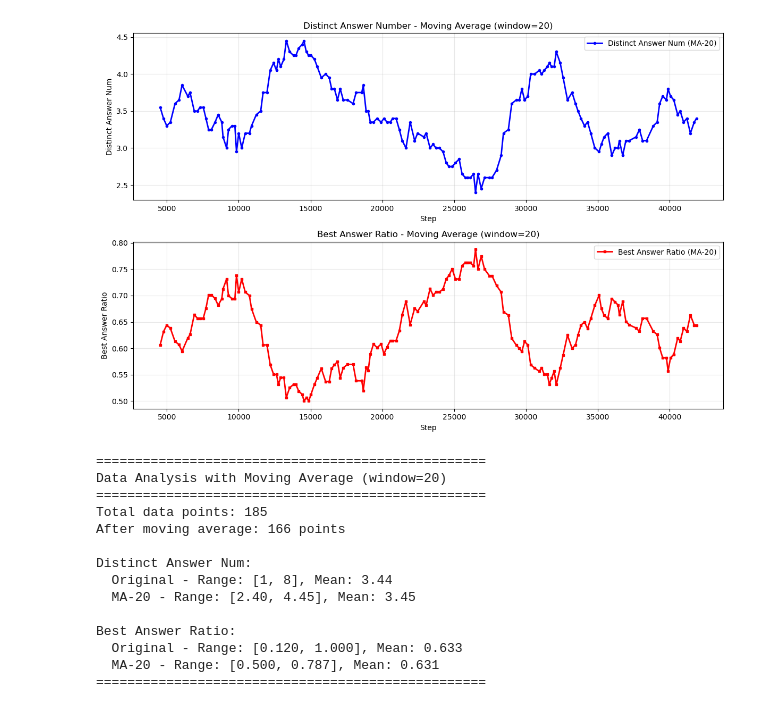
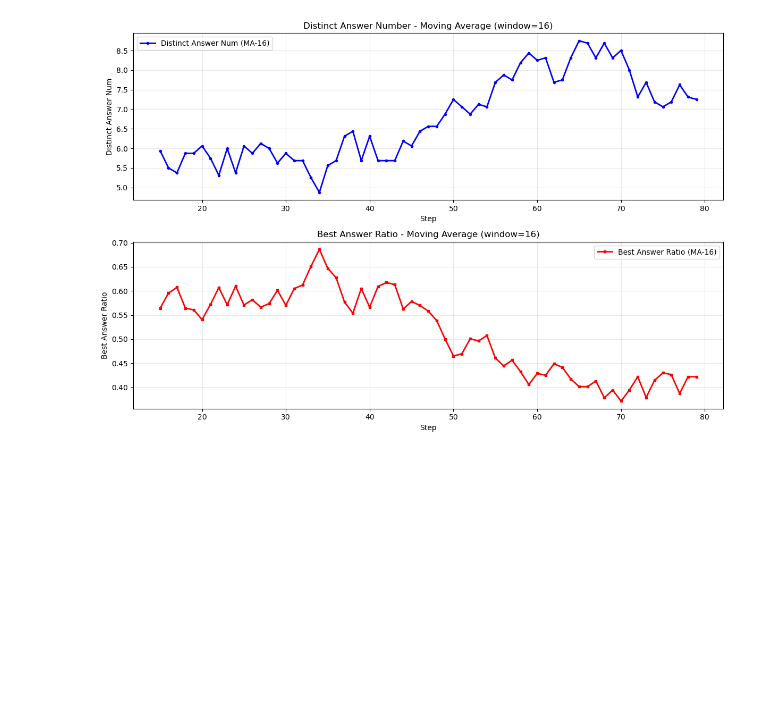
Before and after one commit to duterscmy/JustGRPO, a Jupyter notebook: draw_reward.ipynb, the cells around one changed output. Saved outputs shown, nothing was run; the diff lists cells and outputs as text; code cells hidden in the pictures; blank space fills up the shorter version.

```diff
--- a/draw_reward.ipynb
+++ b/draw_reward.ipynb
@@ -103,19 +103,20 @@ def extract_diversity_data(filename):
     """
     从文件中提取diversity数据
     """
-    steps = []
     distinct_answer_num = []
     best_answer_ratio = []
 
     pattern = r'diversity\|\s*distinct_answer_num:\s*(\d+).*best_answer_ratio:\s*([0-9.]+)'
 
     with open(filename, 'r', encoding='utf-8') as f:
-        for line_num, line in enumerate(f, 1):
+        for line in f:
             match = re.search(pattern, line)
             if match:
-                steps.append(line_num)
                 distinct_answer_num.append(int(match.group(1)))
                 best_answer_ratio.append(float(match.group(2)))
+
+    # 使用数据点索引作为步数 (0, 1, 2, ...)
+    steps = list(range(len(distinct_answer_num)))
 
     return steps, distinct_answer_num, best_answer_ratio
 
@@ -142,60 +143,33 @@ def plot_with_moving_average(steps, distinct_answer_num, best_answer_ratio, wind
     ax1.set_xlabel('Step')
     ax1.set_ylabel('Distinct Answer Num')
     ax1.set_title(f'Distinct Answer Number - Moving Average (window={window_size})')
     ax1.grid(True, alpha=0.3)
     ax1.legend()
 
     # 图2: best_answer_ratio with moving average
     ax2.plot(ma_steps, ma_best, 'r-', linewidth=2, marker='s', markersize=3,
              label=f'Best Answer Ratio (MA-{window_size})')
     ax2.set_xlabel('Step')
     ax2.set_ylabel('Best Answer Ratio')
     ax2.set_title(f'Best Answer Ratio - Moving Average (window={window_size})')
     ax2.grid(True, alpha=0.3)
     ax2.legend()
 
     plt.tight_layout()
     plt.show()
 
-    # 打印统计信息
-    print(f"{'='*50}")
-    print(f"Data Analysis with Moving Average (window={window_size})")
-    print(f"{'='*50}")
-    print(f"Total data points: {len(steps)}")
-    print(f"After moving average: {len(ma_steps)} points")
-    print(f"\nDistinct Answer Num:")
-    print(f"  Original - Range: [{min(distinct_answer_num)}, {max(distinct_answer_num)}], Mean: {np.mean(distinct_answer_num):.2f}")
-    print(f"  MA-{window_size} - Range: [{min(ma_distinct):.2f}, {max(ma_distinct):.2f}], Mean: {np.mean(ma_distinct):.2f}")
-    print(f"\nBest Answer Ratio:")
-    print(f"  Original - Range: [{min(best_answer_ratio):.3f}, {max(best_answer_ratio):.3f}], Mean: {np.mean(best_answer_ratio):.3f}")
-    print(f"  MA-{window_size} - Range: [{min(ma_best):.3f}, {max(ma_best):.3f}], Mean: {np.mean(ma_best):.3f}")
-    print(f"{'='*50}")
 
 # 指定输入文件名
-input_file = '/Users/mc03002/Documents/JustGRPO/logs/checkpoints_math500_num_generation8_t0.3.log'  # 请替换为实际文件名
+input_file = '/Users/mc03002/Documents/JustGRPO/logs/checkpoints_math500_num_generation16_t0.5_lr1e-6.log'  # 请替换为实际文件名
 
 
 # 提取数据
 steps, distinct_answer_num, best_answer_ratio = extract_diversity_data(input_file)
 
 # 设置滑动窗口大小
-window_size = 20  # 可以修改这个值来调整平滑程度
+window_size = 16  # 可以修改这个值来调整平滑程度
 
 # 绘制带滑动平均的图表
 plot_with_moving_average(steps, distinct_answer_num, best_answer_ratio, window_size)
 # %% [output]
-[figure, old version]
+[figure, new version]
-==================================================
-Data Analysis with Moving Average (window=20)
-==================================================
-Total data points: 185
-After moving average: 166 points
-
-Distinct Answer Num:
-  Original - Range: [1, 8], Mean: 3.44
-  MA-20 - Range: [2.40, 4.45], Mean: 3.45
-
-Best Answer Ratio:
-  Original - Range: [0.120, 1.000], Mean: 0.633
-  MA-20 - Range: [0.500, 0.787], Mean: 0.631
-==================================================
```
Also changed, not shown: 3 other files.
